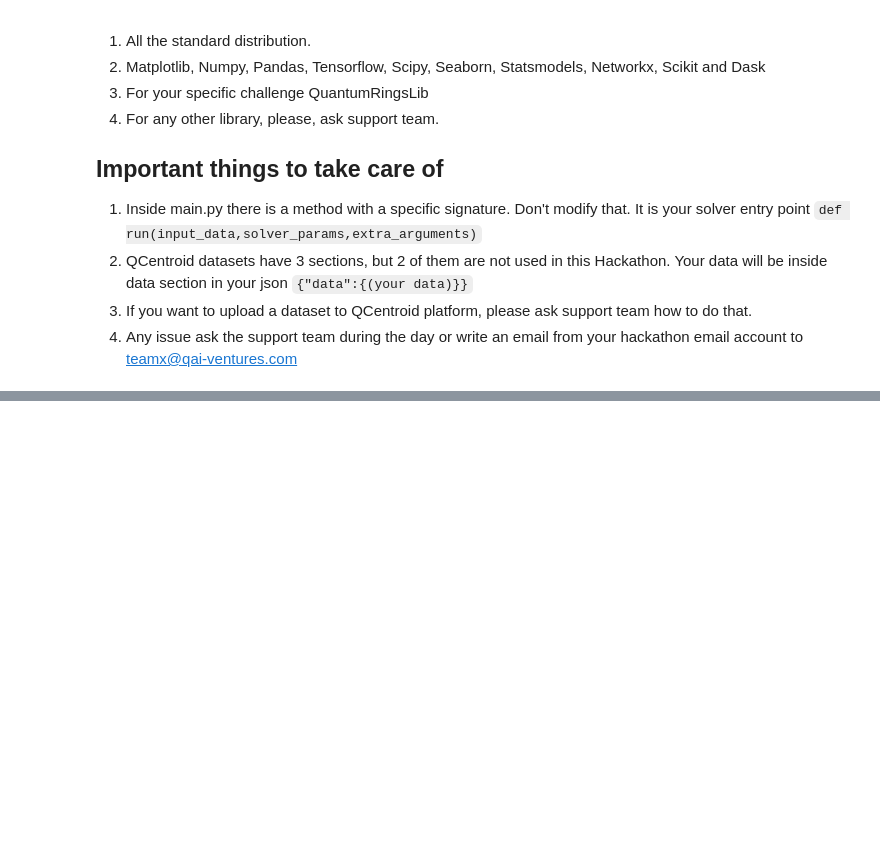
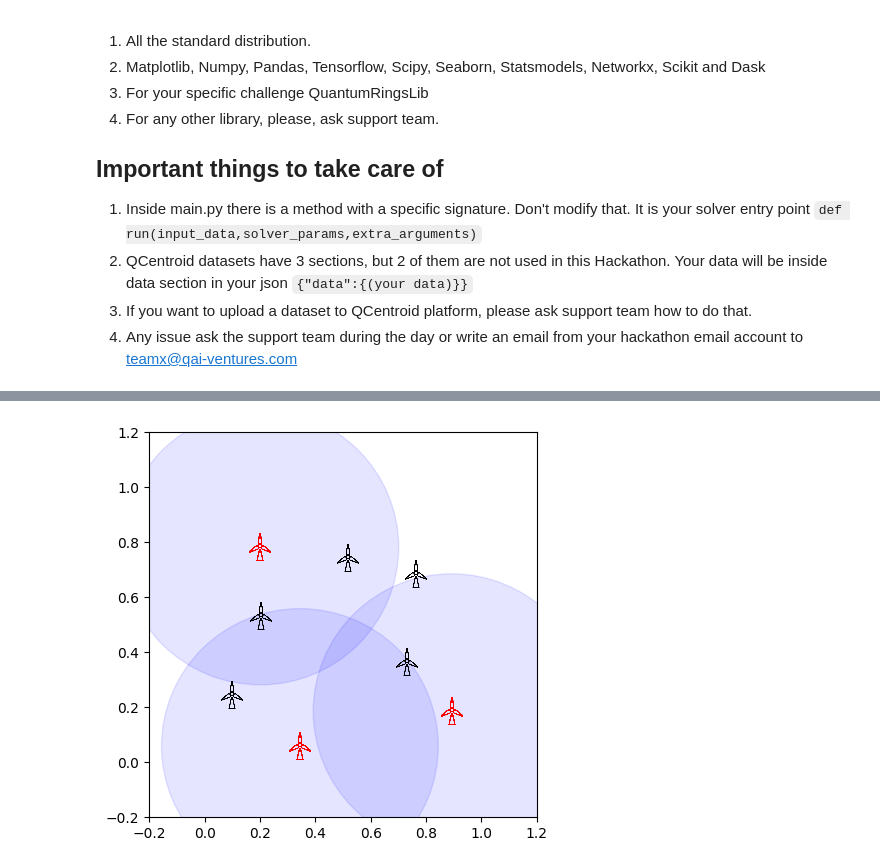
Before and after one commit to MackenzieBowal/Qutopia, a Jupyter notebook: Launcher.ipynb, the cells around one changed output, grey strips where cells are left out. Saved outputs shown, nothing was run; the diff lists cells and outputs as text; code cells hidden in the pictures; blank space fills up the shorter version.

```diff
--- a/Launcher.ipynb
+++ b/Launcher.ipynb
@@ -193,0 +136,38 @@ KeyError: 'bird_radius'
+# %%
+solutions = {k: v for k, v in result.items() if v >= max(result.values()) / 1.1}
+sol_string = max(solutions, key=lambda x: x.count('1'))
+solution = [i for i in range(len(sol_string)) if sol_string[i] == '1']
+solution_points = [data["points"][i] for i in solution]
+
+import matplotlib.pyplot as plt
+from matplotlib.offsetbox import OffsetImage, AnnotationBbox
+from matplotlib.patches import Circle
+import numpy as np
+from PIL import Image
+
+fig, ax = plt.subplots(figsize=(5,5))
+
+def plot_with_icon(ax, img_path, coords):
+    img = Image.open(img_path)  # Load the image
+    for (x, y) in coords:
+        imagebox = OffsetImage(plt.imread(img_path), zoom=0.1)
+        ab = AnnotationBbox(imagebox, (x, y), frameon=False)
+        ax.add_artist(ab)
+
+img_path = "turb.png"  # Replace with your image path
+plot_with_icon(ax, img_path, data["points"])
+plot_with_icon(ax, "red.png", solution_points)
+
+# Plot circles with outline and faint fill
+for (x, y) in solution_points:
+    circle = Circle((x, y), radius=data["bird_radius"], edgecolor='blue', facecolor='blue', alpha=0.1)
+    ax.add_patch(circle)
+
+# Set limits for the plot for better visualization
+ax.set_xlim(-0.2, 1.2)
+ax.set_ylim(-0.2, 1.2)
+
+# Show the plot
+plt.savefig("Figs/wind5.png")
+# %% [output]
+[figure, added]
```
Also changed, not shown: parts of 4 cells of this notebook, 25 other files.
